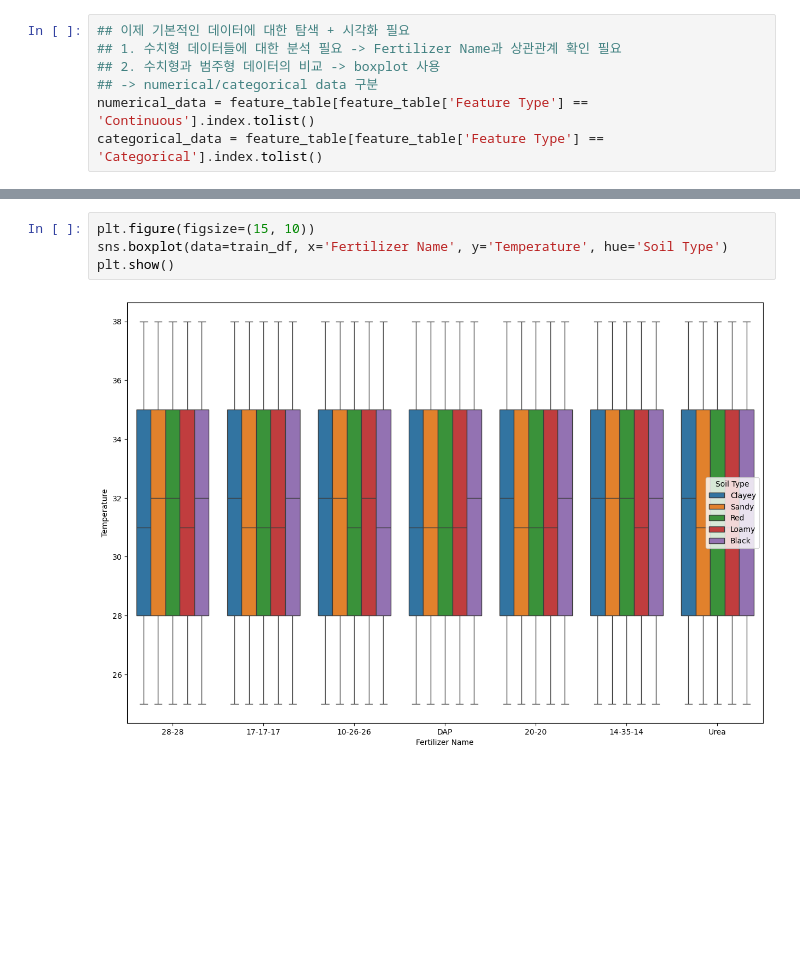
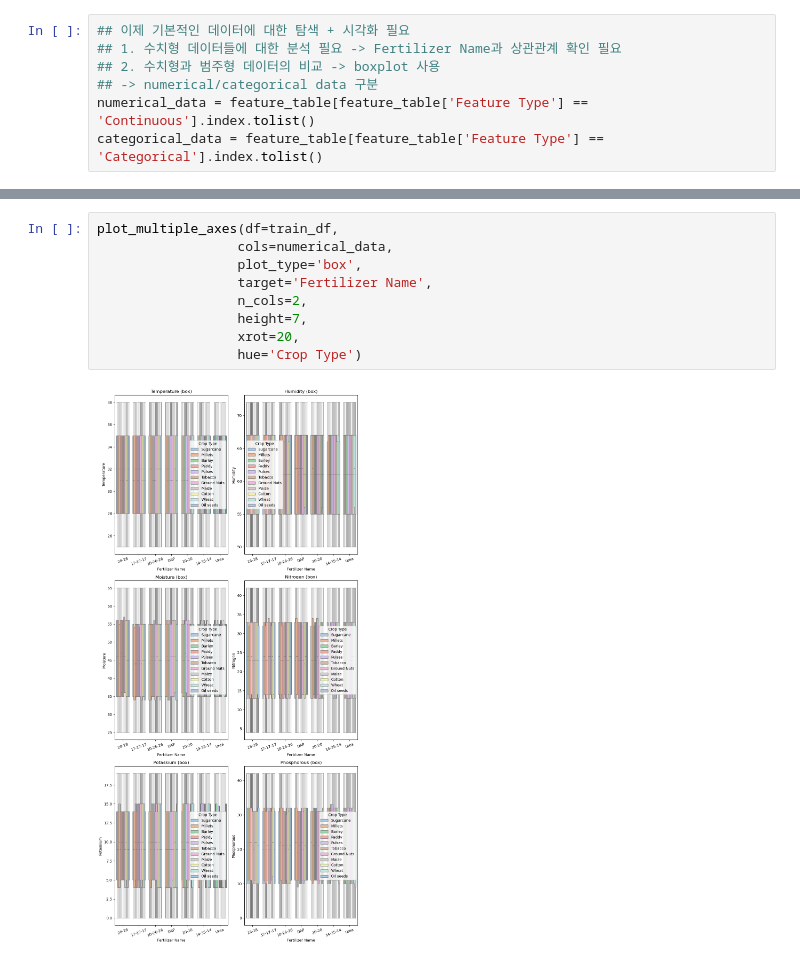
Before and after one commit to brocolies/Pred-Opt-Fertilizers, a Jupyter notebook: notebook/eda_init.ipynb, the cells around one changed output, grey strips where cells are left out. Cells and saved outputs as stored; diff of their text form; blank space fills up the shorter version.

```diff
--- a/notebook/eda_init.ipynb
+++ b/notebook/eda_init.ipynb
@@ -94,6 +101,11 @@ plot_multiple_axes(df=train_df,
 # %%
-plt.figure(figsize=(15, 10))
-sns.boxplot(data=train_df, x='Fertilizer Name', y='Temperature', hue='Soil Type')
-plt.show()
+plot_multiple_axes(df=train_df,
+                  cols=numerical_data,
+                  plot_type='box',
+                  target='Fertilizer Name',
+                  n_cols=2,
+                  height=7,
+                  xrot=20,
+                  hue='Crop Type')
 # %% [output]
-[figure, old version]
+[figure, new version]
```
Also changed, not shown: parts of 7 cells of this notebook, 1 other file.
